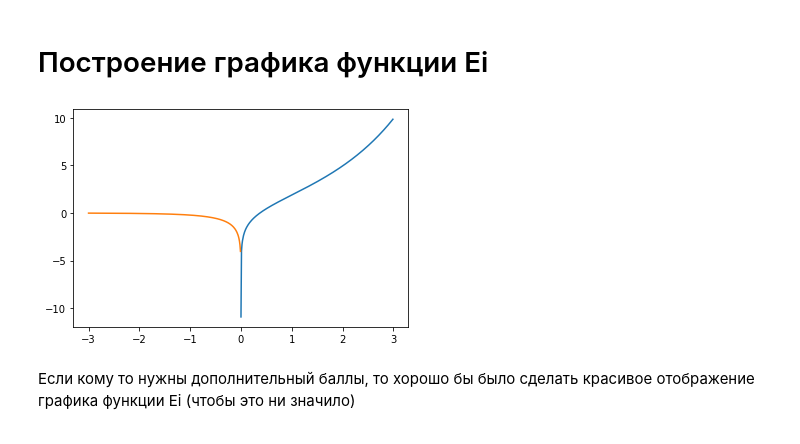
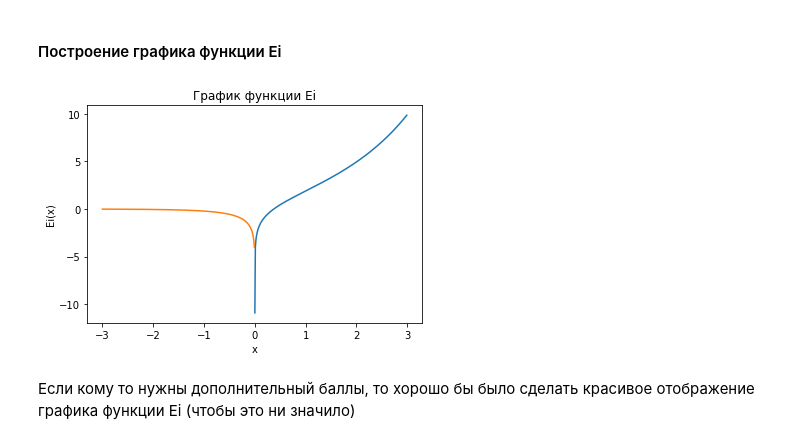
Before and after one commit to khabibullinra/welltest_examples, a Jupyter notebook: jupyter/11_transient_line_source_solution_Ei.ipynb, the cells around one changed output. Saved outputs shown, nothing was run; the diff lists cells and outputs as text; code cells hidden in the pictures.

```diff
--- a/jupyter/11_transient_line_source_solution_Ei.ipynb
+++ b/jupyter/11_transient_line_source_solution_Ei.ipynb
@@ -169,17 +254,20 @@ plt.show()
 # %% [markdown]
-# Построение графика функции Ei
+#### Построение графика функции Ei
 # %%
 # для скорости и удобства используем sc.expi
 
 x = np.arange(1e-5,3,0.01)
 
 x1 = np.arange(-3,-1e-5,0.01)
 
 plt.plot(x, sc.expi(x))
 plt.plot(x1, sc.expi(x1))
+plt.title("График функции Ei")
+plt.xlabel("x")
+plt.ylabel("Ei(x)")
 plt.show()
 # %% [output]
-[figure, old version]
+[figure, new version]
 # %% [markdown]
 Если кому то нужны дополнительный баллы, то хорошо бы было сделать красивое отображение графика функции Ei (чтобы это ни значило)
 # %% [markdown]
```
Also changed, not shown: parts of 24 cells of this notebook, 4 other files.
